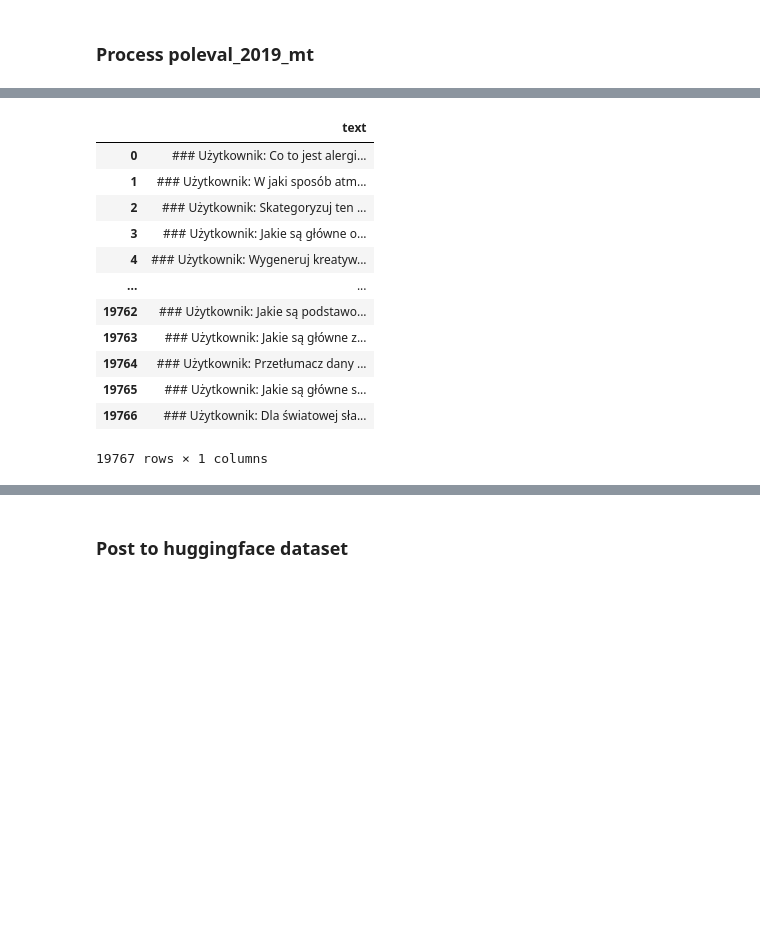
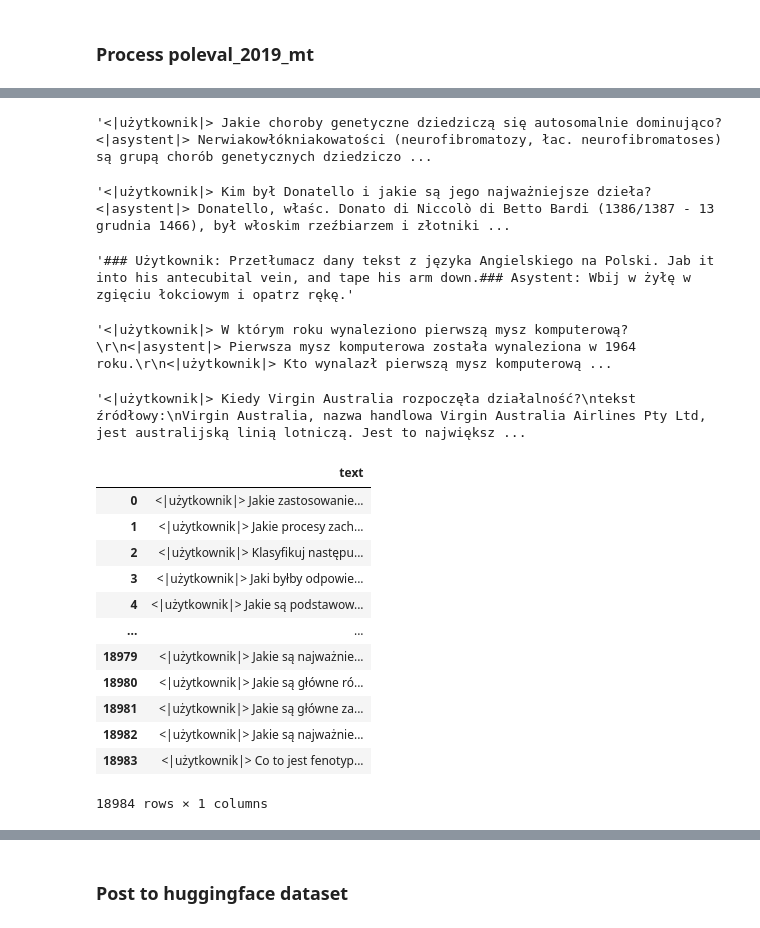
Before and after one commit to szymonrucinski/finetune-llm, a Jupyter notebook: src/data/merge-datasets.ipynb, the cells around one changed output, grey strips where cells are left out. Saved outputs shown, nothing was run; the diff lists cells and outputs as text; code cells hidden in the pictures; blank space fills up the shorter version.

```diff
--- a/src/data/merge-datasets.ipynb
+++ b/src/data/merge-datasets.ipynb
@@ -132,0 +218,13 @@ See the caveats in the documentation: https://pandas.pydata.org/pandas-docs/stab
+# %%
+### Load translated dataset
+dolly_translated_df = pd.read_csv("../../data/pl_eval/dolly_pl.csv")
+dolly_translated_df = dolly_translated_df[dolly_translated_df["trans_score_pl"] >= 0.8]
+dolly_translated_df["text"] = ''
+# join prompts
+for i, row in dolly_translated_df.iterrows():
+    dolly_translated_df.at[i,"text"] = USER_TAG + row["instruction_pl"] + ' '+row["context_pl"] + ASSISTANT_TAG + row["response_pl"]
+    # dolly_translated_df.at[i,"text"] = USER_TAG + row["instruction_pl"] + f"\n{synonimy_do_tekst_źródłowy[i%len(synonimy_do_tekst_źródłowy)]}\n" + row["context_pl"] + ASSISTANT_TAG + row["response_pl"]
+# rename column to text
+dolly_translated_df.reset_index(drop=True, inplace=True)
+dolly_translated_df = dolly_translated_df[["text"]]
+dolly_translated_df
@@ -134,0 +276,11 @@ See the caveats in the documentation: https://pandas.pydata.org/pandas-docs/stab
+# %%
+guanco_translated_df = pd.read_csv("../../data/pl_eval/guanco_pl.csv")
+guanco_translated_df["text_pl"] = guanco_translated_df["text_pl"].str.replace("<ASYSTENT_TAG>: ", ASSISTANT_TAG)
+guanco_translated_df["text"] = guanco_translated_df["text_pl"].str.replace("<USER_TAG>: ", USER_TAG)
+guanco_translated_df["text"] = guanco_translated_df["text"].str.replace("Open Assistant", "Krakowiak")
+guanco_translated_df = guanco_translated_df[guanco_translated_df["trans_score_pl"] >= 0.8]["text"]
+guanco_translated_df.reset_index(drop=True, inplace=True)
+guanco_translated_df
+guanco_translated_df = pd.DataFrame(guanco_translated_df, columns=["text"])
+# %%
+guanco_translated_df= guanco_translated_df['text'].apply(split_after_second_occurrence)
@@ -134,0 +315,8 @@ See the caveats in the documentation: https://pandas.pydata.org/pandas-docs/stab
+# %%
+os_wizard = pd.read_csv("../../data/pl_eval/oa_wizard_pl.csv")
+os_wizard["text_pl"] = os_wizard["text_pl"].str.replace("<ASYSTENT_TAG>: ", ASSISTANT_TAG)
+os_wizard["text"] = os_wizard["text_pl"].str.replace("<USER_TAG>: ", USER_TAG)
+# trans_score_pl >= 0.8 get those rows
+os_wizard_translated_df = os_wizard[os_wizard["trans_score_pl"] >= 0.8]["text"]
+os_wizard_translated_df.reset_index(drop=True, inplace=True)
+os_wizard_translated_df
@@ -135,22 +336,42 @@ See the caveats in the documentation: https://pandas.pydata.org/pandas-docs/stab
+# %%
+prompts_klej_dyk.iloc[0]
+# %% [output]
+'<|użytkownik|> Jakie choroby genetyczne dziedziczą się autosomalnie dominująco?<|asystent|> Nerwiakowłókniakowatości (neurofibromatozy, łac. neurofibromatoses) są grupą chorób genetycznych dziedziczo ...
+# %%
+prompts_gpt_exam.iloc[0]
+# %% [output]
+'<|użytkownik|> Kim był Donatello i jakie są jego najważniejsze dzieła?<|asystent|> Donatello, właśc. Donato di Niccolò di Betto Bardi (1386/1387 - 13 grudnia 1466), był włoskim rzeźbiarzem i złotniki ...
+# %%
+prompts_opus100.iloc[0]
+# %% [output]
+'### Użytkownik: Przetłumacz dany tekst z języka Angielskiego na Polski. Jab it into his antecubital vein, and tape his arm down.### Asystent: Wbij w żyłę w zgięciu łokciowym i opatrz rękę.'
+# %%
+os_wizard_translated_df.iloc[0]
+# %% [output]
+'<|użytkownik|> W którym roku wynaleziono pierwszą mysz komputerową?\r\n<|asystent|> Pierwsza mysz komputerowa została wynaleziona w 1964 roku.\r\n<|użytkownik|> Kto wynalazł pierwszą mysz komputerową ...
+# %%
+dolly_translated_df.iloc[0]
+# %% [output]
+'<|użytkownik|> Kiedy Virgin Australia rozpoczęła działalność?\ntekst źródłowy:\nVirgin Australia, nazwa handlowa Virgin Australia Airlines Pty Ltd, jest australijską linią lotniczą. Jest to największ ...
 # %%
 ## concat all prompts
-prompts = pd.concat([prompts_klej_dyk, prompts_gpt_exam, prompts_oa, prompts_opus100], ignore_index=True)
+prompts = pd.concat([prompts_klej_dyk, prompts_gpt_exam, os_wizard_translated_df, guanco_translated_df, dolly_translated_df], ignore_index=True)
 ## shuffle rows in prompts
 prompts = prompts.sample(frac=1).reset_index(drop=True)
 ## add column NAMED text
 prompts = pd.DataFrame(prompts, columns=["text"])
 prompts
 # %% [output]
 |  | text |
-| 0 | ### Użytkownik: Co to jest alergi... |
-| 1 | ### Użytkownik: W jaki sposób atm... |
-| 2 | ### Użytkownik: Skategoryzuj ten ... |
-| 3 | ### Użytkownik: Jakie są główne o... |
-| 4 | ### Użytkownik: Wygeneruj kreatyw... |
+| 0 | <|użytkownik|> Jakie zastosowanie... |
+| 1 | <|użytkownik|> Jakie procesy zach... |
+| 2 | <|użytkownik|> Klasyfikuj następu... |
+| 3 | <|użytkownik|> Jaki byłby odpowie... |
+| 4 | <|użytkownik|> Jakie są podstawow... |
 | ... | ... |
-| 19762 | ### Użytkownik: Jakie są podstawo... |
-| 19763 | ### Użytkownik: Jakie są główne z... |
-| 19764 | ### Użytkownik: Przetłumacz dany ... |
-| 19765 | ### Użytkownik: Jakie są główne s... |
-| 19766 | ### Użytkownik: Dla światowej sła... |
+| 18979 | <|użytkownik|> Jakie są najważnie... |
+| 18980 | <|użytkownik|> Jakie są główne ró... |
+| 18981 | <|użytkownik|> Jakie są główne za... |
+| 18982 | <|użytkownik|> Jakie są najważnie... |
+| 18983 | <|użytkownik|> Co to jest fenotyp... |
-19767 rows × 1 columns
+18984 rows × 1 columns
```
Also changed, not shown: parts of 24 cells of this notebook, 2 other files.
